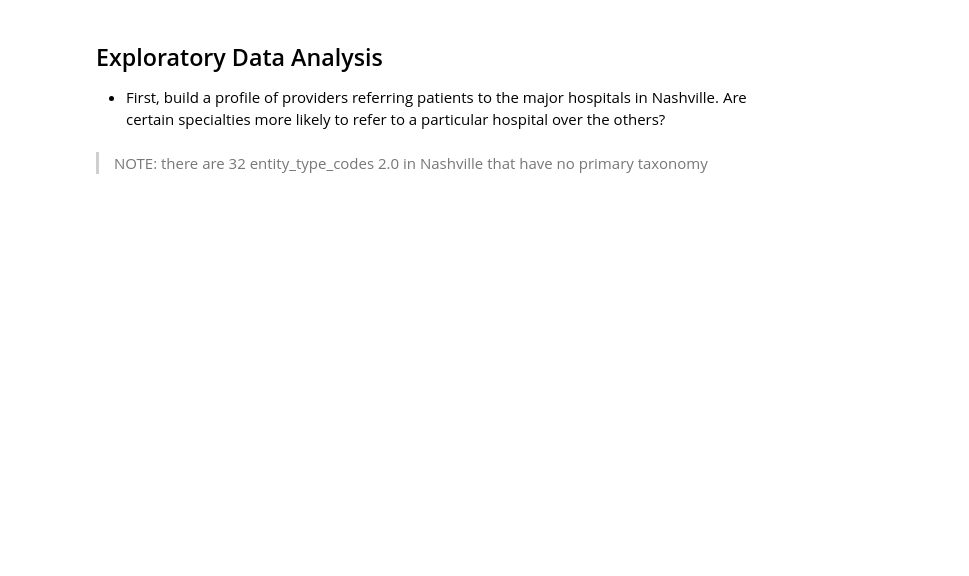
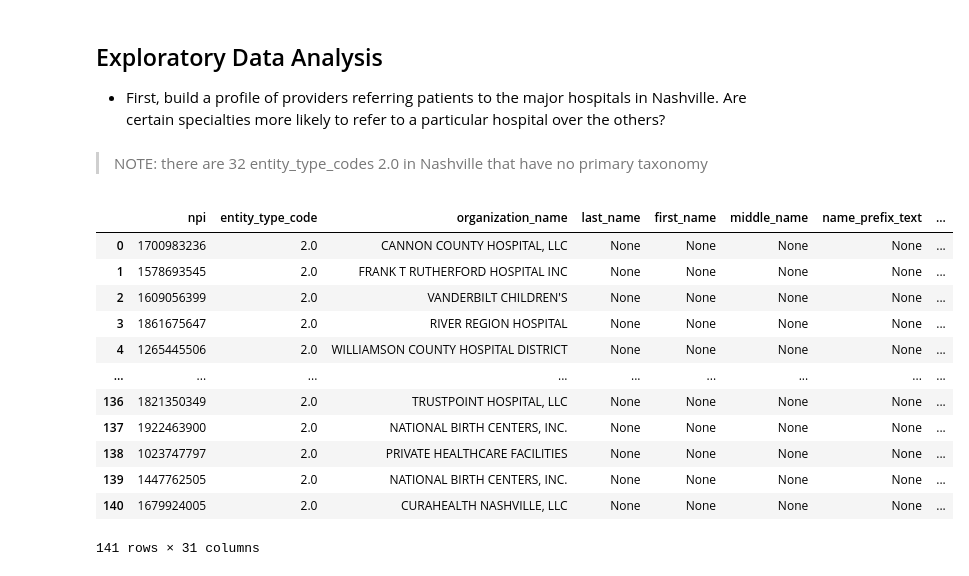
Before and after one commit to tomoumer/hop_team-the-hindenburgs, a Jupyter notebook: notebooks/data_exploration.ipynb, the cells around one changed output. Saved outputs shown, nothing was run; the diff lists cells and outputs as text; code cells hidden in the pictures; blank space fills up the shorter version.

```diff
--- a/notebooks/data_exploration.ipynb
+++ b/notebooks/data_exploration.ipynb
@@ -41,4 +35,41 @@ test_sqlite
 - First, build a profile of providers referring patients to the major hospitals in Nashville. Are certain specialties more likely to refer to a particular hospital over the others?
 # %% [markdown]
 > NOTE: there are 32 entity_type_codes 2.0 in Nashville that have no primary taxonomy
+# %%
+query = """
+SELECT *
+--DISTINCT organization_name
+FROM nnpes AS np
+INNER JOIN nucc_taxonomy AS nt
+ON np.primary_taxonomy = nt.code
+INNER JOIN zip_cbsa AS zc
+ON np.address_postal_code = zc.zip
+WHERE entity_type_code = 2.0
+--    AND address_city_name = 'NASHVILLE'
+    AND address_state_name = 'TN'
+    AND cbsa = 34980
+    AND classification LIKE '%Hospital'
+    AND organization_name != 'BUNDLED PAYMENT SERVICES, LLC'
+    AND organization_name != 'STATE OF TENNESSEE STATE F&A PAYROLL'
+LIMIT 1000;
+"""
+
+with sqlite3.connect('../data/hop_teaming_database.sqlite') as db:
+    hospitals_sqlite = pd.read_sql(query, db)
+
+hospitals_sqlite
+# %% [output]
+|  | npi | entity_type_code | organization_name | last_name | first_name | middle_name | name_prefix_text | ... |
+| 0 | 1700983236 | 2.0 | CANNON COUNTY HOSPITAL, LLC | None | None | None | None | ... |
+| 1 | 1578693545 | 2.0 | FRANK T RUTHERFORD HOSPITAL INC | None | None | None | None | ... |
+| 2 | 1609056399 | 2.0 | VANDERBILT CHILDREN'S | None | None | None | None | ... |
+| 3 | 1861675647 | 2.0 | RIVER REGION HOSPITAL | None | None | None | None | ... |
+| 4 | 1265445506 | 2.0 | WILLIAMSON COUNTY HOSPITAL DISTRICT | None | None | None | None | ... |
+| ... | ... | ... | ... | ... | ... | ... | ... | ... |
+| 136 | 1821350349 | 2.0 | TRUSTPOINT HOSPITAL, LLC | None | None | None | None | ... |
+| 137 | 1922463900 | 2.0 | NATIONAL BIRTH CENTERS, INC. | None | None | None | None | ... |
+| 138 | 1023747797 | 2.0 | PRIVATE HEALTHCARE FACILITIES | None | None | None | None | ... |
+| 139 | 1447762505 | 2.0 | NATIONAL BIRTH CENTERS, INC. | None | None | None | None | ... |
+| 140 | 1679924005 | 2.0 | CURAHEALTH NASHVILLE, LLC | None | None | None | None | ... |
+141 rows × 31 columns
 # %%
```
Also changed, not shown: parts of 2 cells of this notebook.
